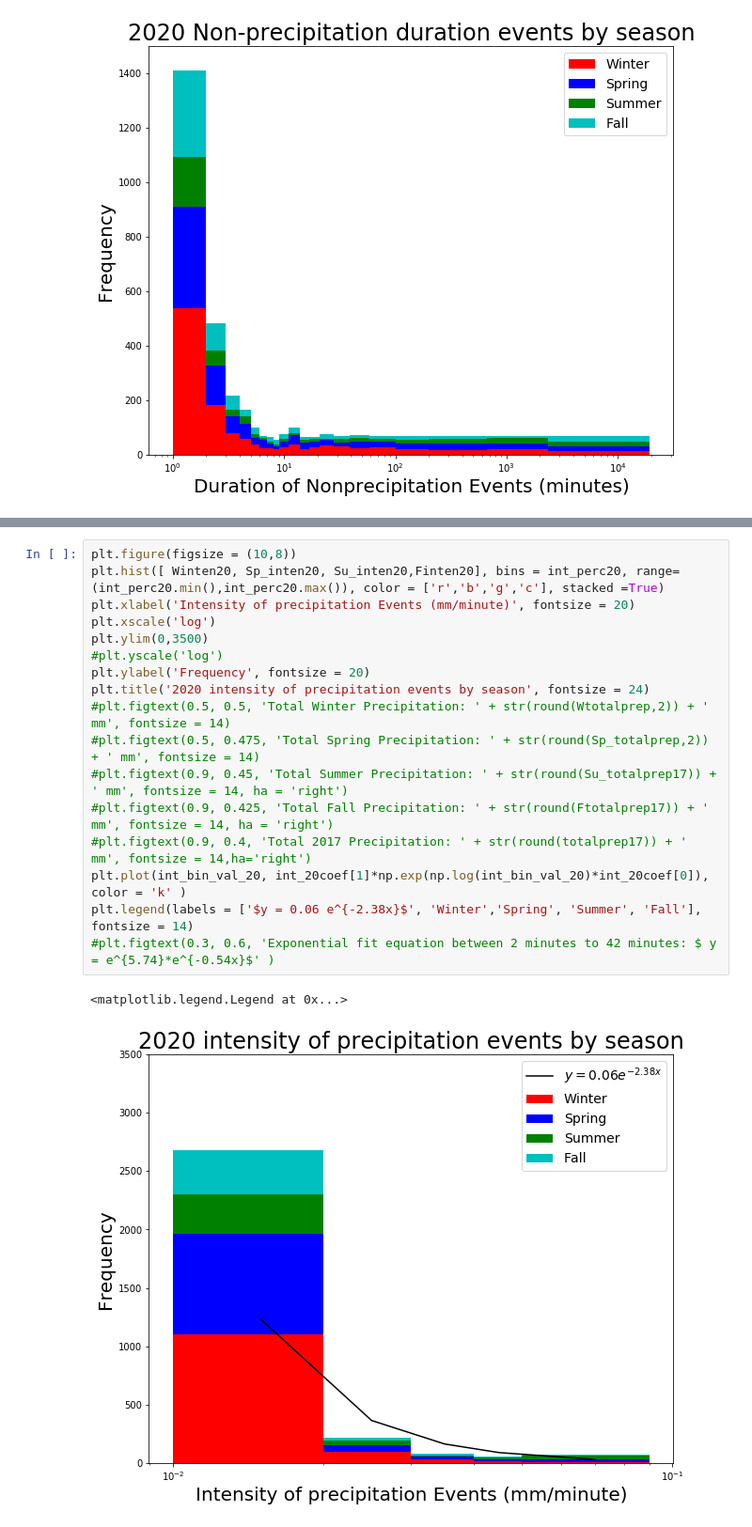
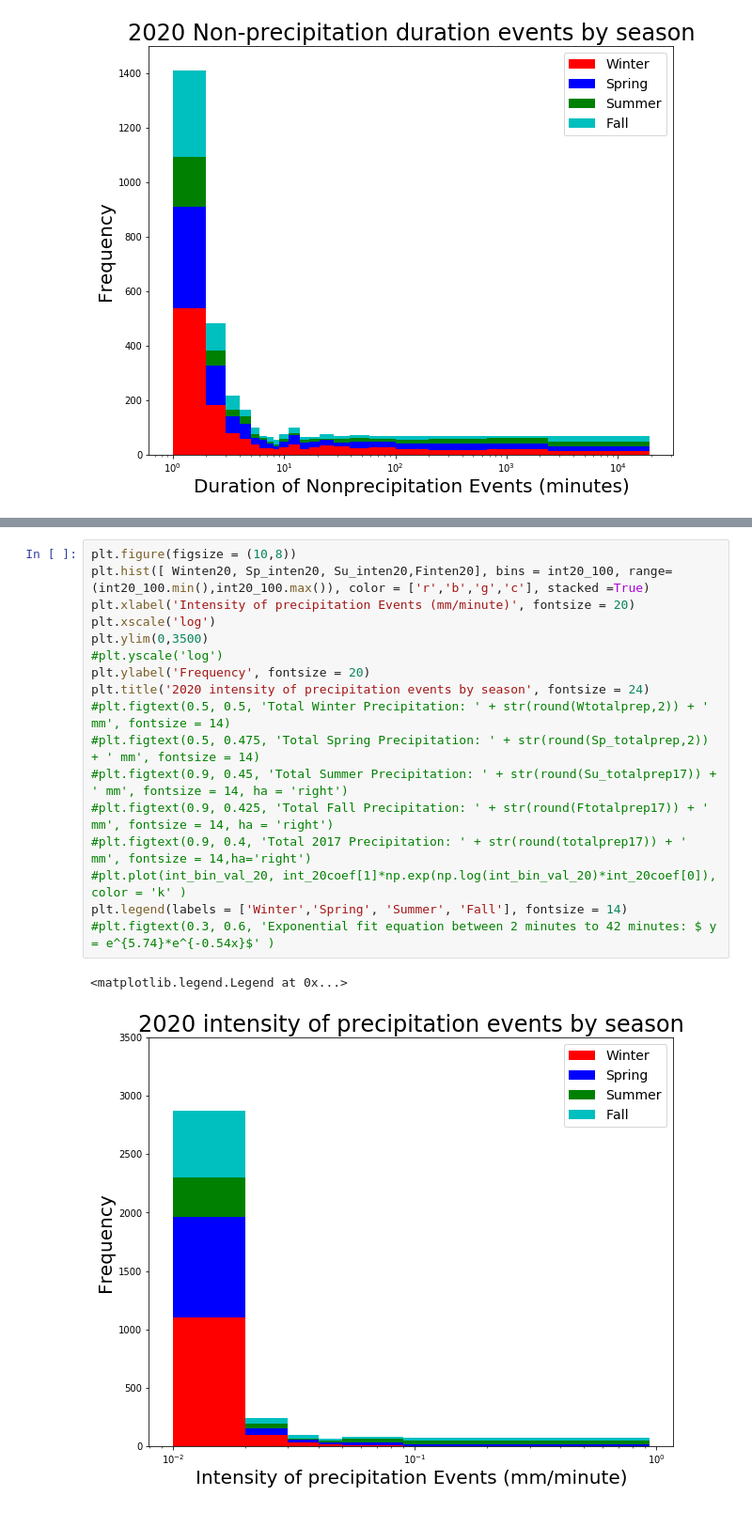
Before and after one commit to zhangt3-e/senior_thesis, a Jupyter notebook: Code/intensity_and_non_precip.ipynb, the cells around one changed output, grey strips where cells are left out. Shown at 94% size. Cells and saved outputs as stored; diff of their text form.

```diff
--- a/Code/intensity_and_non_precip.ipynb
+++ b/Code/intensity_and_non_precip.ipynb
@@ -1037,20 +1049,20 @@ plt.legend(labels = [label_19_inten100, label_19_inten98, 'Histogram'], fontsize
 # %%
 plt.figure(figsize = (10,8))
-plt.hist([ Winten20, Sp_inten20, Su_inten20,Finten20], bins = int_perc20, range= (int_perc20.min(),int_perc20.max()), color = ['r','b','g','c'], stacked =True)
+plt.hist([ Winten20, Sp_inten20, Su_inten20,Finten20], bins = int20_100, range= (int20_100.min(),int20_100.max()), color = ['r','b','g','c'], stacked =True)
 plt.xlabel('Intensity of precipitation Events (mm/minute)', fontsize = 20)
 plt.xscale('log')
 plt.ylim(0,3500)
 #plt.yscale('log')
 plt.ylabel('Frequency', fontsize = 20)
 plt.title('2020 intensity of precipitation events by season', fontsize = 24)
 #plt.figtext(0.5, 0.5, 'Total Winter Precipitation: ' + str(round(Wtotalprep,2)) + ' mm', fontsize = 14)
 #plt.figtext(0.5, 0.475, 'Total Spring Precipitation: ' + str(round(Sp_totalprep,2)) + ' mm', fontsize = 14)
 #plt.figtext(0.9, 0.45, 'Total Summer Precipitation: ' + str(round(Su_totalprep17)) + ' mm', fontsize = 14, ha = 'right')
 #plt.figtext(0.9, 0.425, 'Total Fall Precipitation: ' + str(round(Ftotalprep17)) + ' mm', fontsize = 14, ha = 'right')
 #plt.figtext(0.9, 0.4, 'Total 2017 Precipitation: ' + str(round(totalprep17)) + ' mm', fontsize = 14,ha='right')
-plt.plot(int_bin_val_20, int_20coef[1]*np.exp(np.log(int_bin_val_20)*int_20coef[0]), color = 'k' )
-plt.legend(labels = ['$y = 0.06 e^{-2.38x}$', 'Winter','Spring', 'Summer', 'Fall'], fontsize = 14)
+#plt.plot(int_bin_val_20, int_20coef[1]*np.exp(np.log(int_bin_val_20)*int_20coef[0]), color = 'k' )
+plt.legend(labels = ['Winter','Spring', 'Summer', 'Fall'], fontsize = 14)
 #plt.figtext(0.3, 0.6, 'Exponential fit equation between 2 minutes to 42 minutes: $ y = e^{5.74}*e^{-0.54x}$' )
 # %% [output]
 <matplotlib.legend.Legend at 0x...>
-[figure, old version]
+[figure, new version]
```
Also changed, not shown: parts of 6 cells of this notebook, 3 other files.
